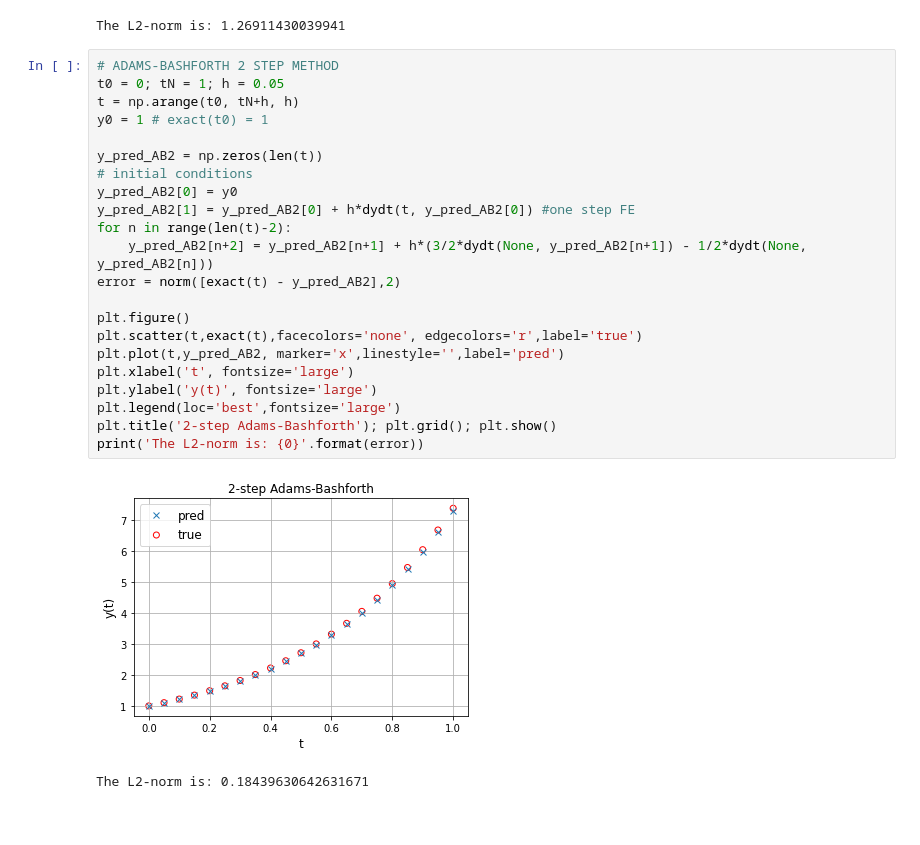
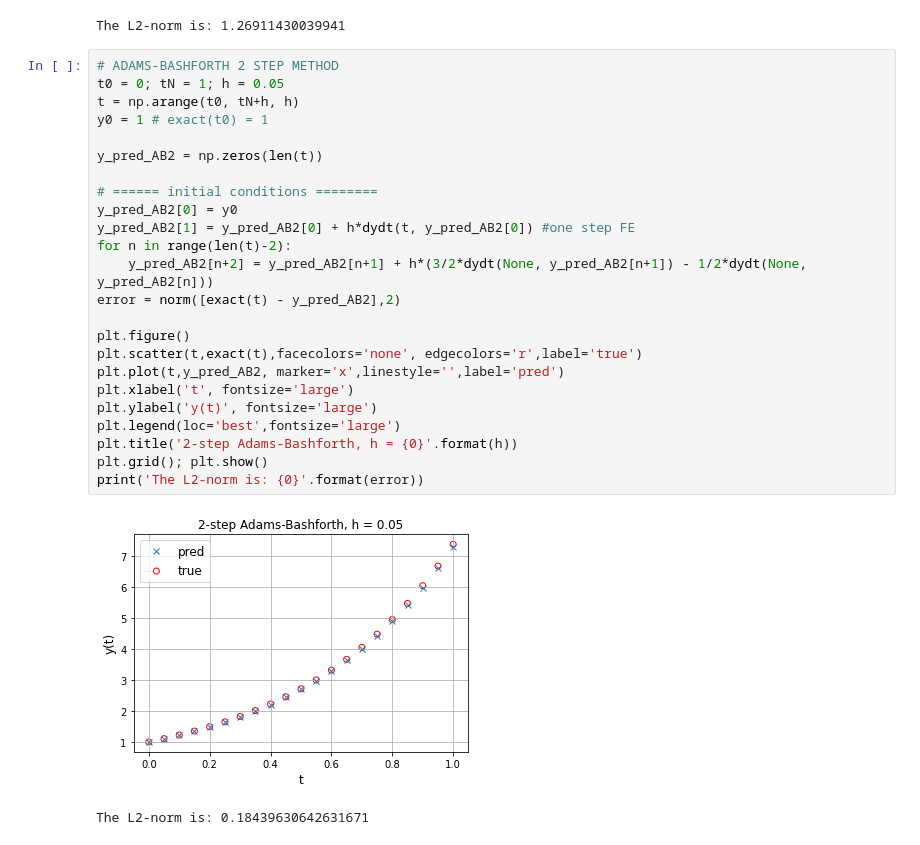
Before and after one commit to tanasr/DeepSolver, a Jupyter notebook: src/ode_solver.ipynb, the cells around one changed output. Saved outputs shown, nothing was run; the diff lists cells and outputs as text.

```diff
--- a/src/ode_solver.ipynb
+++ b/src/ode_solver.ipynb
@@ -91,27 +91,29 @@ The L2-norm is: 1.26911430039941
 # %%
 # ADAMS-BASHFORTH 2 STEP METHOD
 t0 = 0; tN = 1; h = 0.05
 t = np.arange(t0, tN+h, h)
 y0 = 1 # exact(t0) = 1
 
 y_pred_AB2 = np.zeros(len(t))
-# initial conditions
+
+# ====== initial conditions ========
 y_pred_AB2[0] = y0
 y_pred_AB2[1] = y_pred_AB2[0] + h*dydt(t, y_pred_AB2[0]) #one step FE
 for n in range(len(t)-2):
     y_pred_AB2[n+2] = y_pred_AB2[n+1] + h*(3/2*dydt(None, y_pred_AB2[n+1]) - 1/2*dydt(None, y_pred_AB2[n]))
 error = norm([exact(t) - y_pred_AB2],2)
 
 plt.figure()
 plt.scatter(t,exact(t),facecolors='none', edgecolors='r',label='true')
 plt.plot(t,y_pred_AB2, marker='x',linestyle='',label='pred')
 plt.xlabel('t', fontsize='large')
 plt.ylabel('y(t)', fontsize='large')
 plt.legend(loc='best',fontsize='large')
-plt.title('2-step Adams-Bashforth'); plt.grid(); plt.show()
+plt.title('2-step Adams-Bashforth, h = {0}'.format(h))
+plt.grid(); plt.show()
 print('The L2-norm is: {0}'.format(error))
 # %% [output]
-[figure, old version]
+[figure, new version]
 The L2-norm is: 0.18439630642631671
 # %%
 # ADAMS-BASHFORTH 3 STEP METHOD
```
Also changed, not shown: parts of 2 cells of this notebook.
